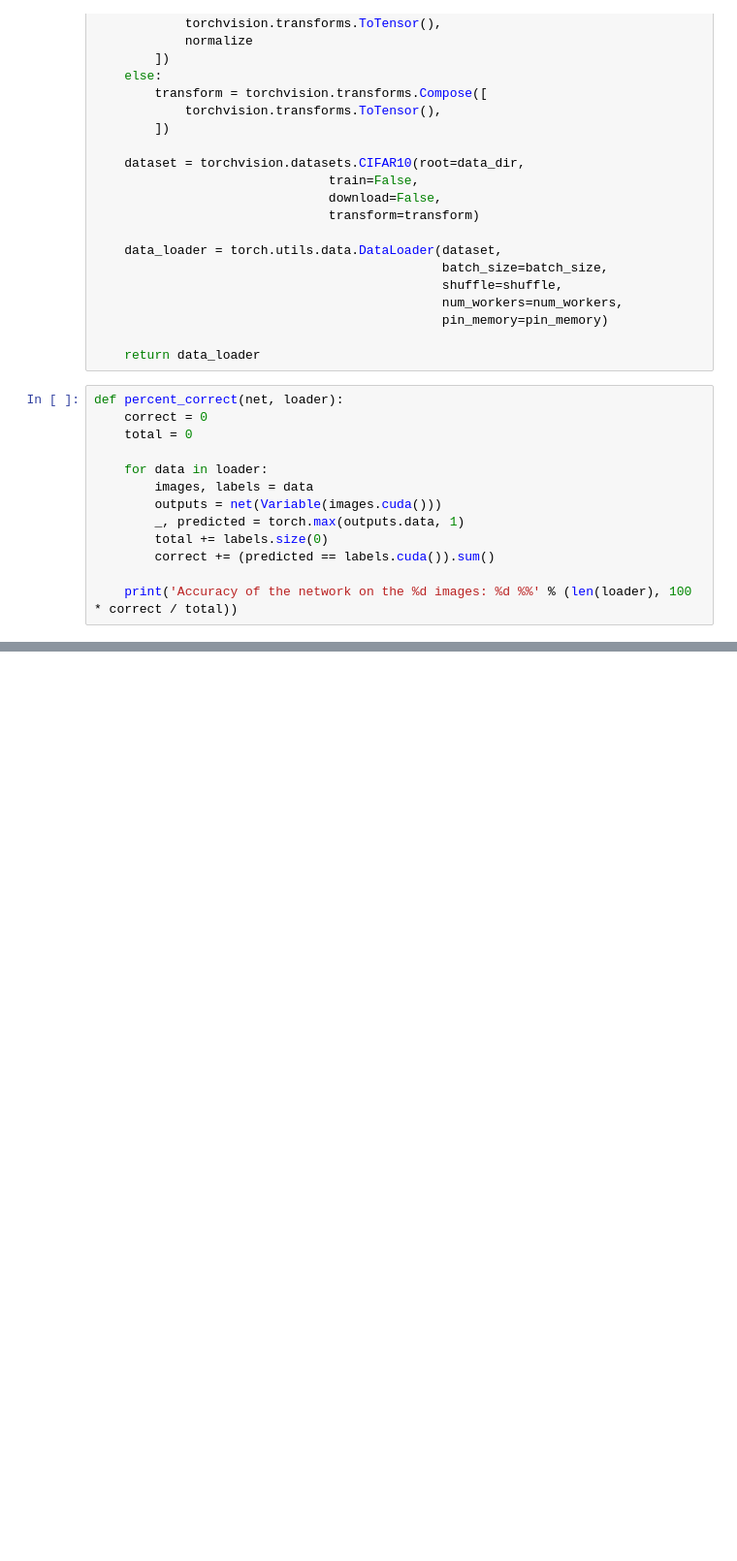
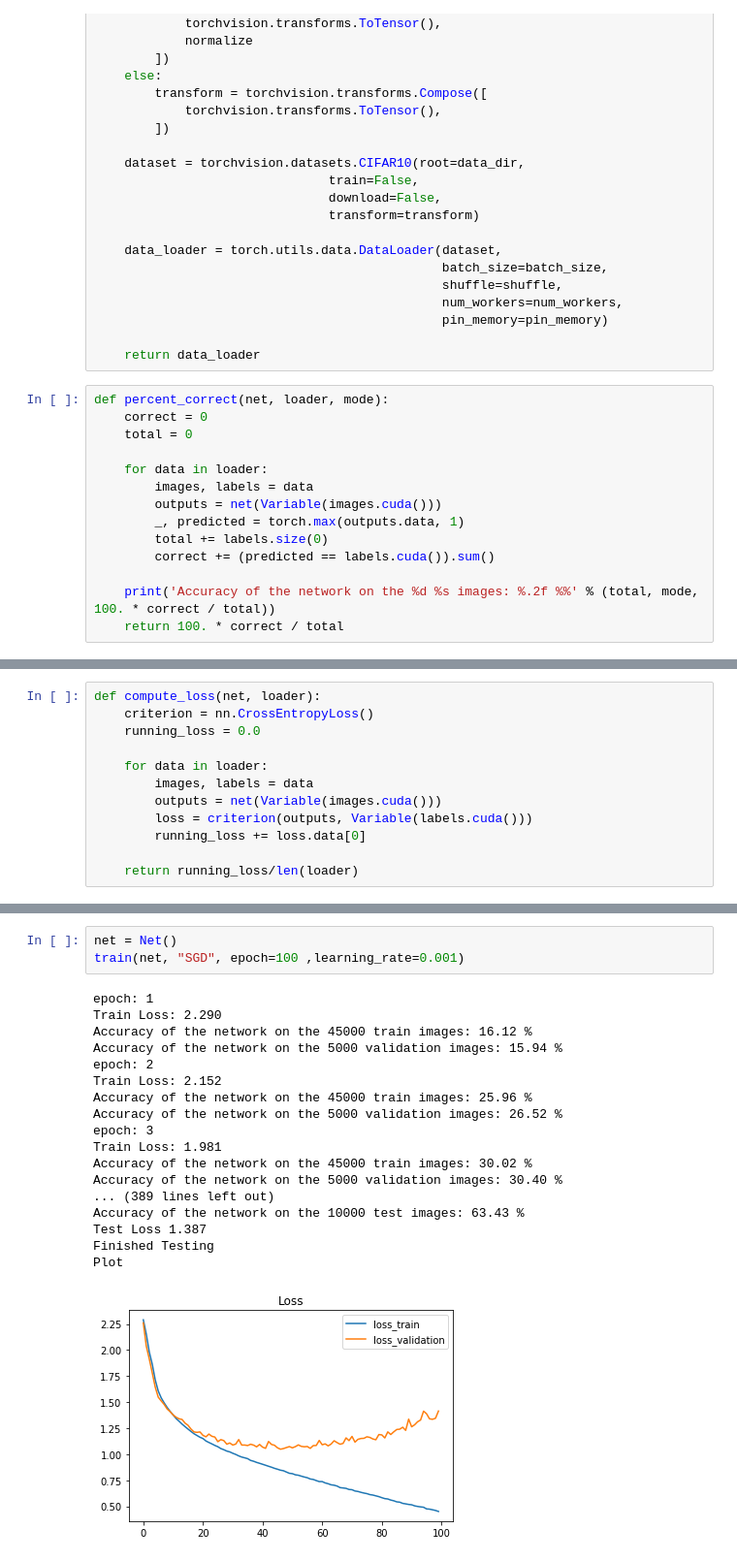
Before and after one commit to Xinyang622/PA3, a Jupyter notebook: Xinyang.ipynb, the cells around one changed output, grey strips where cells are left out. Shown at 97% size. Cells and saved outputs as stored; diff of their text form; blank space fills up the shorter version.

```diff
--- a/Xinyang.ipynb
+++ b/Xinyang.ipynb
@@ -201,7 +205,7 @@ def get_test_loader(data_dir,
 
     return data_loader
 # %%
-def percent_correct(net, loader):
+def percent_correct(net, loader, mode):
     correct = 0
     total = 0
 
@@ -212,4 +216,5 @@ def percent_correct(net, loader):
         total += labels.size(0)
         correct += (predicted == labels.cuda()).sum()
 
-    print('Accuracy of the network on the %d images: %d %%' % (len(loader), 100 * correct / total))
+    print('Accuracy of the network on the %d %s images: %.2f %%' % (total, mode, 100. * correct / total))
+    return 100. * correct / total
@@ -217,0 +221,12 @@ def percent_correct(net, loader):
+# %%
+def compute_loss(net, loader):
+    criterion = nn.CrossEntropyLoss()
+    running_loss = 0.0
+
+    for data in loader:
+        images, labels = data
+        outputs = net(Variable(images.cuda()))
+        loss = criterion(outputs, Variable(labels.cuda()))
+        running_loss += loss.data[0]
+
+    return running_loss/len(loader)
@@ -217,0 +345,22 @@ def percent_correct(net, loader):
+# %%
+net = Net()
+train(net, "SGD", epoch=100 ,learning_rate=0.001)
+# %% [output]
+epoch: 1
+Train Loss: 2.290
+Accuracy of the network on the 45000 train images: 16.12 %
+Accuracy of the network on the 5000 validation images: 15.94 %
+epoch: 2
+Train Loss: 2.152
+Accuracy of the network on the 45000 train images: 25.96 %
+Accuracy of the network on the 5000 validation images: 26.52 %
+epoch: 3
+Train Loss: 1.981
+Accuracy of the network on the 45000 train images: 30.02 %
+Accuracy of the network on the 5000 validation images: 30.40 %
+... (389 lines left out)
+Accuracy of the network on the 10000 test images: 63.43 %
+Test Loss 1.387
+Finished Testing
+Plot
+[figure, added]
```
Also changed, not shown: parts of 40 cells of this notebook.
